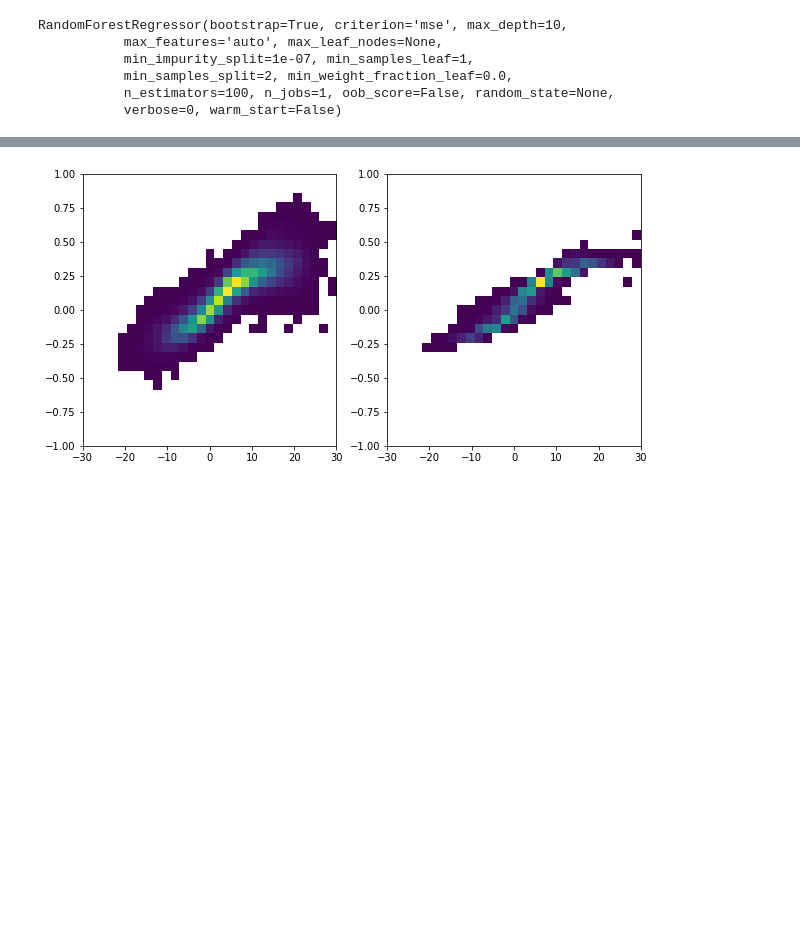
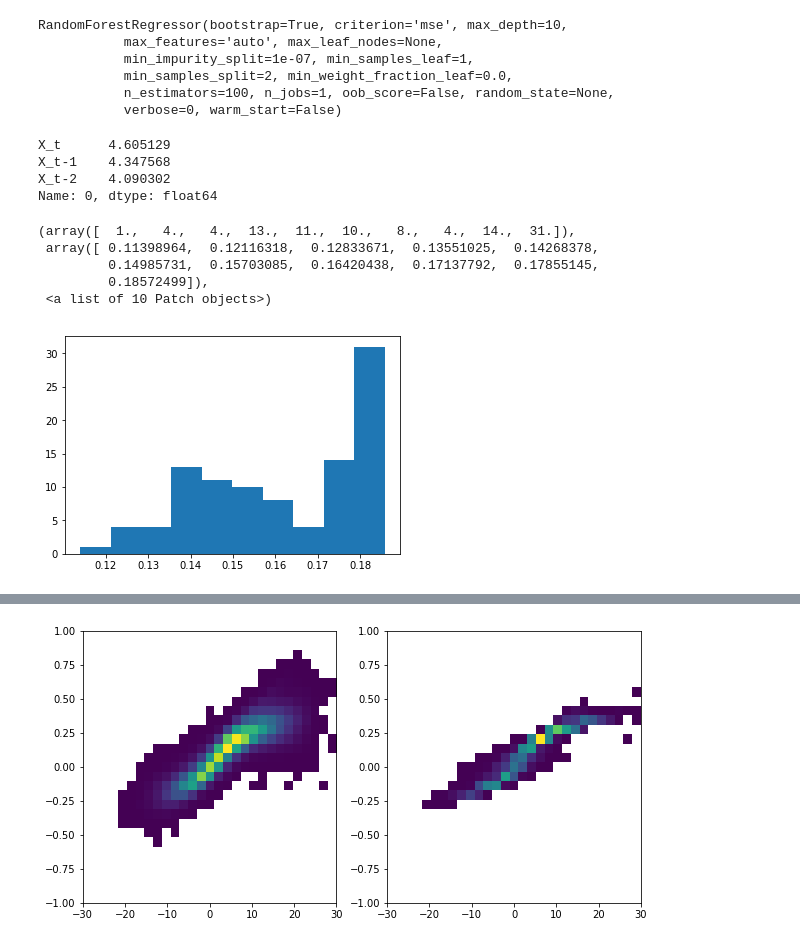
Before and after one commit to djgagne/lorenz_gan, a Jupyter notebook: notebooks/lorenz_gan_eval.ipynb, the cells around one changed output, grey strips where cells are left out. Saved outputs shown, nothing was run; the diff lists cells and outputs as text; code cells hidden in the pictures; blank space fills up the shorter version.

```diff
--- a/notebooks/lorenz_gan_eval.ipynb
+++ b/notebooks/lorenz_gan_eval.ipynb
@@ -414,3 +415,19 @@ RandomForestRegressor(bootstrap=True, criterion='mse', max_depth=10,
            verbose=0, warm_start=False)
 # %%
 out = rf.predict(combined_data[x_cols])
+# %%
+tree_preds = np.array([t.predict(combined_data[x_cols]) for t in rf.estimators_]).T
+# %%
+print(combined_data.loc[0, x_cols])
+plt.hist(tree_preds[0])
+# %% [output]
+X_t      4.605129
+X_t-1    4.347568
+X_t-2    4.090302
+Name: 0, dtype: float64
+(array([  1.,   4.,   4.,  13.,  11.,  10.,   8.,   4.,  14.,  31.]),
+ array([ 0.11398964,  0.12116318,  0.12833671,  0.13551025,  0.14268378,
+         0.14985731,  0.15703085,  0.16420438,  0.17137792,  0.17855145,
+         0.18572499]),
+ <a list of 10 Patch objects>)
+[figure, added]
```
Also changed, not shown: parts of 5 cells of this notebook, 1 other file.
